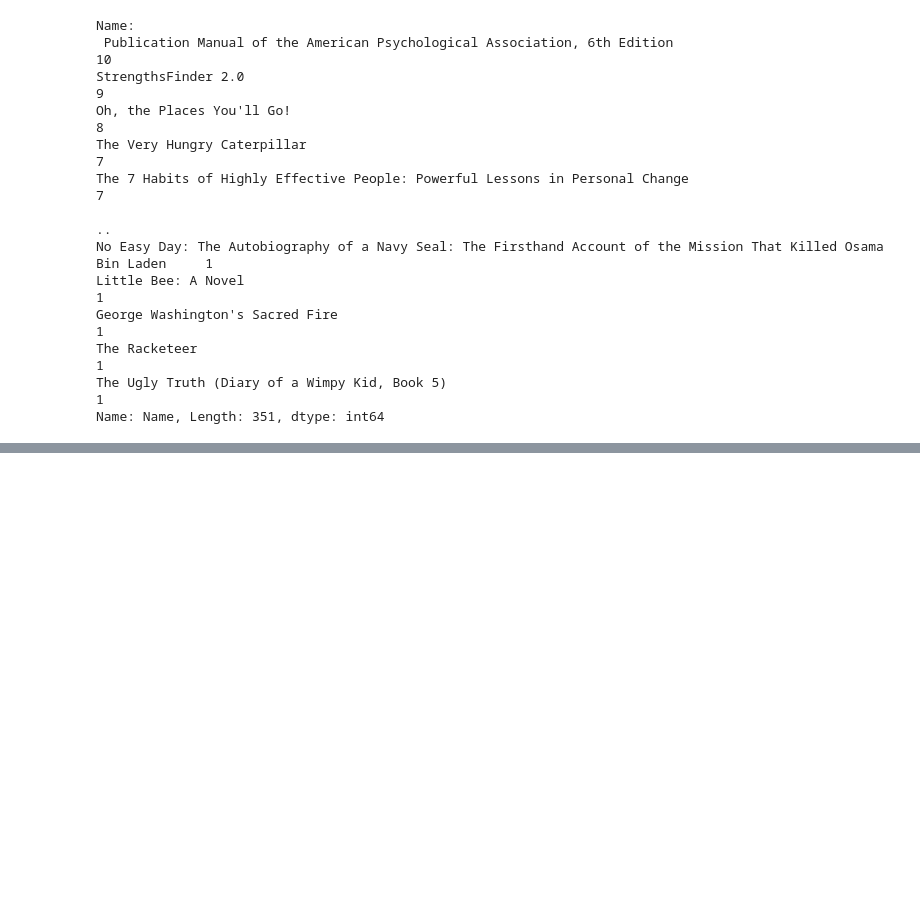
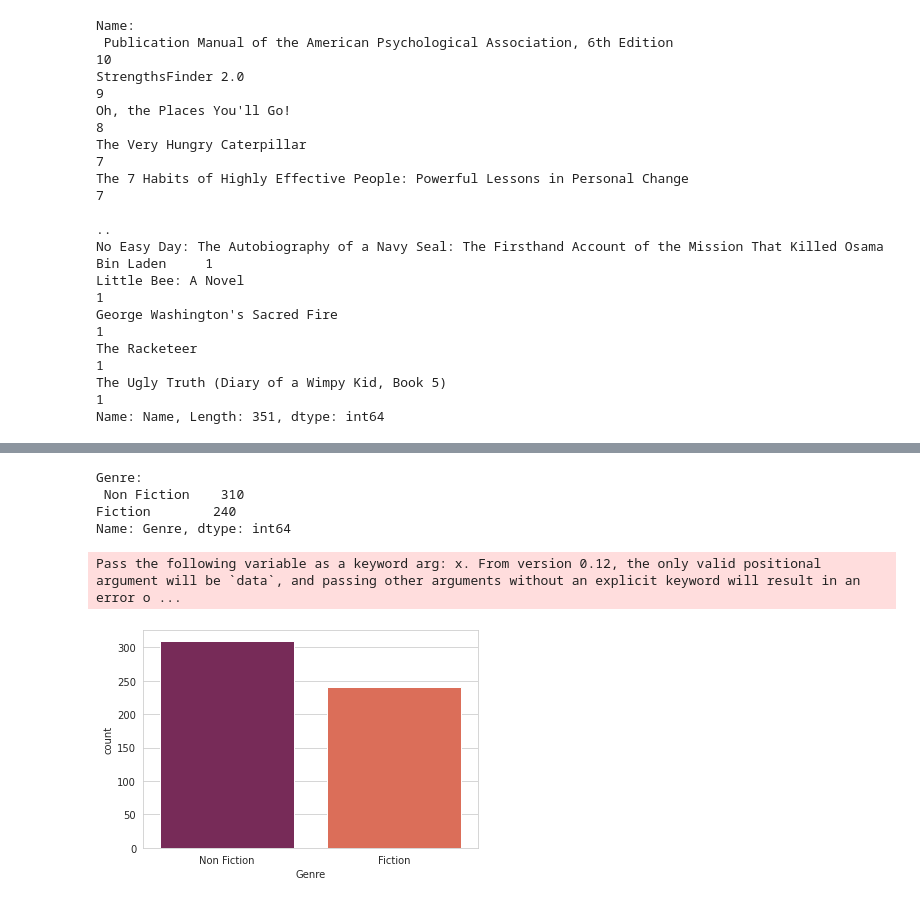
Before and after one commit to victoriapaganotto/Desafio-Final-ShePY, a Jupyter notebook: Desafio_Final_ShePY.ipynb, the cells around one changed output, grey strips where cells are left out. Cells and saved outputs as stored; diff of their text form; code cells hidden in the pictures; blank space fills up the shorter version.

```diff
--- a/Desafio_Final_ShePY.ipynb
+++ b/Desafio_Final_ShePY.ipynb
@@ -56,0 +112,19 @@ fig.show()
+# %%
+# Agora, se tratando do repositório como um todo, quantos livros de ficção e não ficção estão entre os mais vendidos?
+
+booklist.columns
+print('Genre:', '\n', booklist['Genre'].value_counts())
+# %% [output]
+Genre:
+ Non Fiction    310
+Fiction        240
+Name: Genre, dtype: int64
+# %%
+# Podemos transformar esse resultado em um gráfico?
+
+sns.countplot('Genre', data = booklist, palette = 'rocket')
+
+plt.show()
+# %% [output]
+Pass the following variable as a keyword arg: x. From version 0.12, the only valid positional argument will be `data`, and passing other arguments without an explicit keyword will result in an error o ...
+[figure, added]
```
Also changed, not shown: parts of 24 cells of this notebook.
